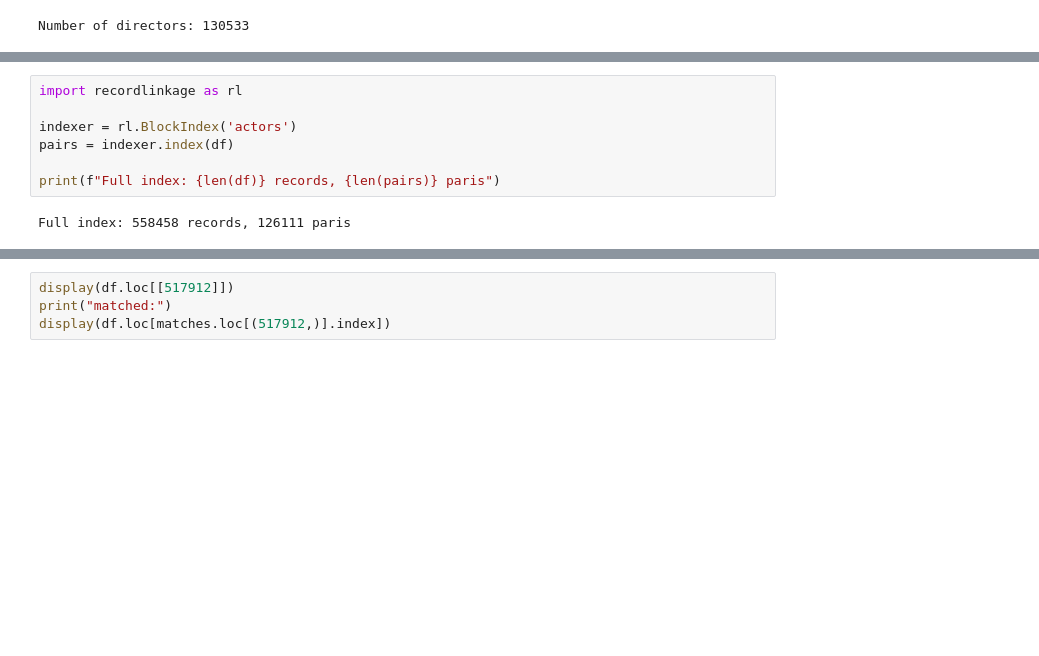
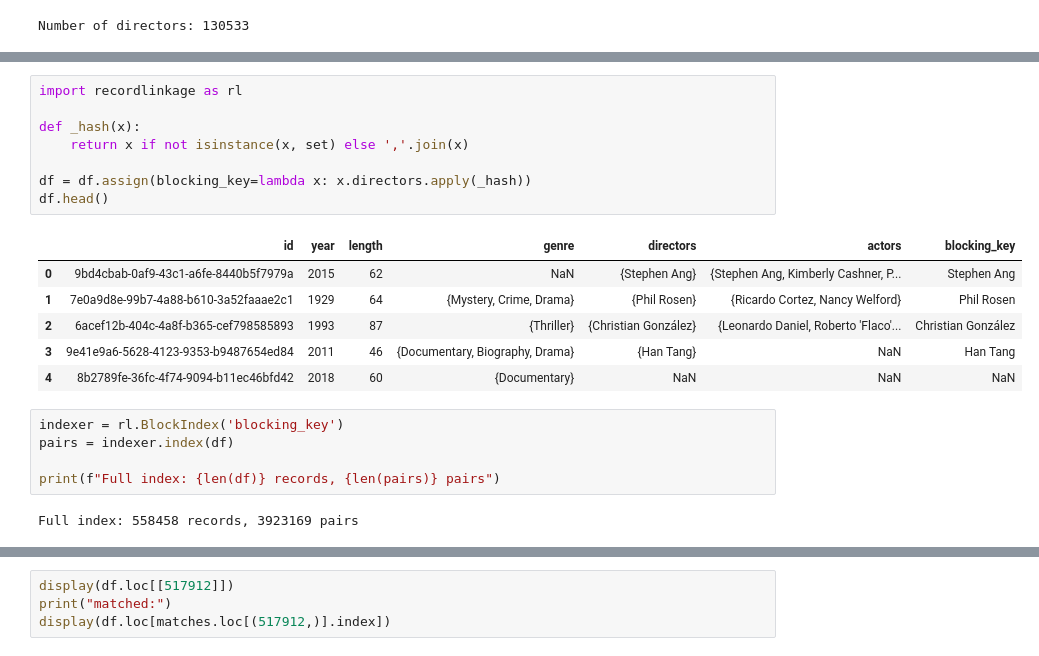
Before and after one commit to dmehala/dedup-cs, a Jupyter notebook: data-explroation.ipynb, the cells around one changed output, grey strips where cells are left out. Cells and saved outputs as stored; diff of their text form; blank space fills up the shorter version.

```diff
--- a/data-explroation.ipynb
+++ b/data-explroation.ipynb
@@ -194,12 +218,25 @@ We want to avoid comparing all records against eachother, that would require N*(
+# %%
+import recordlinkage as rl
+
+def _hash(x):
+    return x if not isinstance(x, set) else ','.join(x)
+
+df = df.assign(blocking_key=lambda x: x.directors.apply(_hash))
+df.head()
+# %% [output]
+|  | id | year | length | genre | directors | actors | blocking_key |
+| 0 | 9bd4cbab-0af9-43c1-a6fe-8440b5f7979a | 2015 | 62 | NaN | {Stephen Ang} | {Stephen Ang, Kimberly Cashner, P... | Stephen Ang |
+| 1 | 7e0a9d8e-99b7-4a88-b610-3a52faaae2c1 | 1929 | 64 | {Mystery, Crime, Drama} | {Phil Rosen} | {Ricardo Cortez, Nancy Welford} | Phil Rosen |
+| 2 | 6acef12b-404c-4a8f-b365-cef798585893 | 1993 | 87 | {Thriller} | {Christian González} | {Leonardo Daniel, Roberto 'Flaco'... | Christian González |
+| 3 | 9e41e9a6-5628-4123-9353-b9487654ed84 | 2011 | 46 | {Documentary, Biography, Drama} | {Han Tang} | NaN | Han Tang |
+| 4 | 8b2789fe-36fc-4f74-9094-b11ec46bfd42 | 2018 | 60 | {Documentary} | NaN | NaN | NaN |
 # %%
-import recordlinkage as rl
-
-indexer = rl.BlockIndex('actors')
+indexer = rl.BlockIndex('blocking_key')
 pairs = indexer.index(df)
 
-print(f"Full index: {len(df)} records, {len(pairs)} paris")
+print(f"Full index: {len(df)} records, {len(pairs)} pairs")
 # %% [output]
-Full index: 558458 records, 126111 paris
+Full index: 558458 records, 3923169 pairs
 # %%
 pairs.to_frame()[:10].values
 # %% [output]
```
Also changed, not shown: parts of 24 cells of this notebook, 4 other files.
